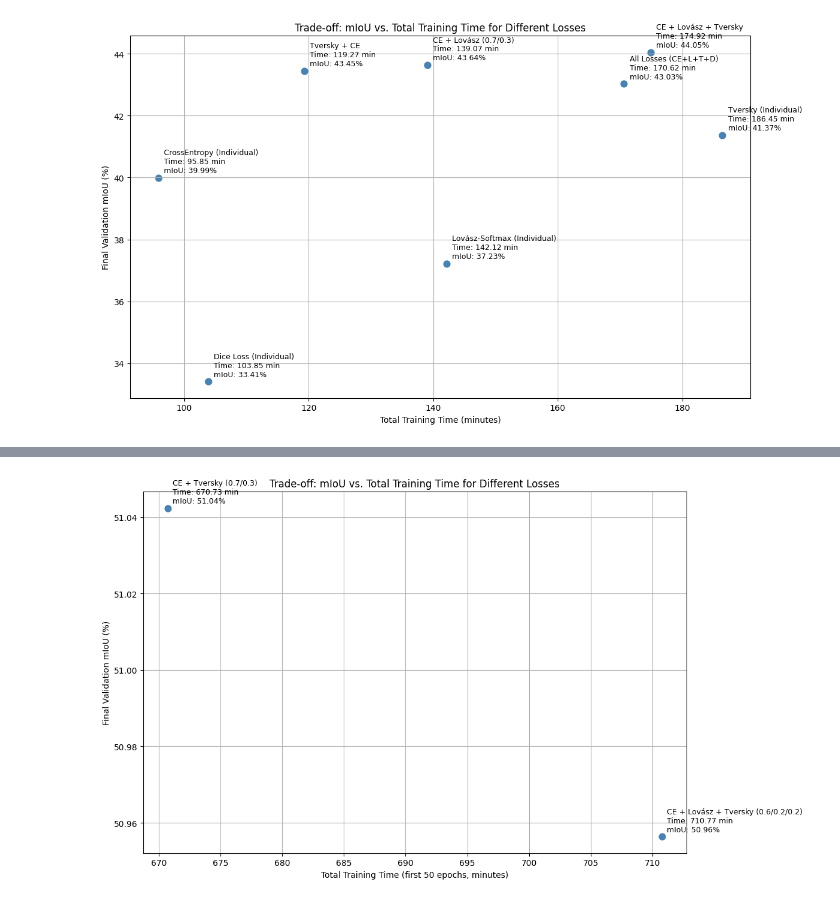
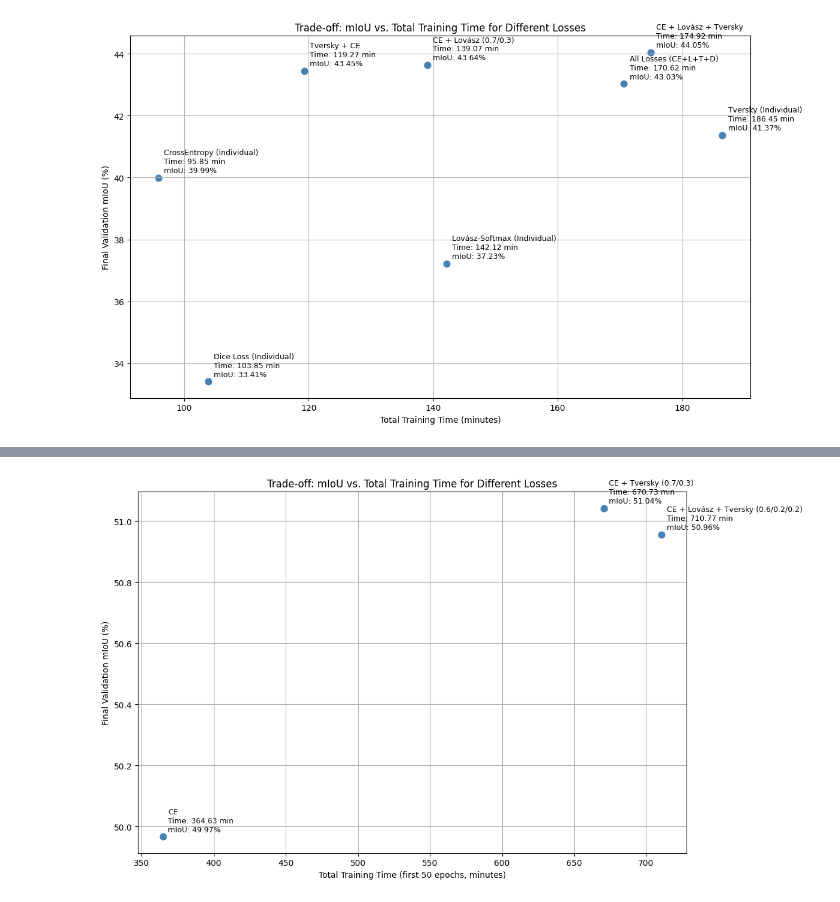
Before and after one commit to elisabettaroviera/MLDL-Project, a Jupyter notebook: read_me/EntropyVSmIou.ipynb, the cells around one changed output, grey strips where cells are left out. Drawn from its saved outputs; the diff is of its cells as text; code cells hidden in the pictures.

```diff
--- a/read_me/EntropyVSmIou.ipynb
+++ b/read_me/EntropyVSmIou.ipynb
@@ -449,6 +476,8 @@ import matplotlib.pyplot as plt
 # Load the datasets
 df_ce_tv_lv = pd.read_csv("BiSeNet_lr_0.00625_0.6ce_0.2ls_0.2tv.csv")  # CE + Tversky + Lovász
 df_ce_tv = pd.read_csv("BiSeNet_lr_0.00625_cr07_tv03_total_dataset.csv")  # CE + Tversky
+df_ce = pd.read_csv("BiSeNet_lr_0.00625_cr1_total_dataset.csv")  # CE
+
 
 # Results container
 results = []
@@ -480,31 +509,32 @@ def process_df(df, label):
 
 
 # Process datasets
 process_df(df_ce_tv_lv, 'CE + Lovász + Tversky (0.6/0.2/0.2)')
 process_df(df_ce_tv, 'CE + Tversky (0.7/0.3)')
+process_df(df_ce, 'CE')
 
 # Extract data for plotting
 runtimes = [r['runtime'] for r in results]
 mious = [r['miou'] for r in results]
 labels = [r['label'] for r in results]
 
 # Plotting
 plt.figure(figsize=(12, 7))
 plt.scatter(runtimes, mious, color='steelblue', s=60)
 
 offset_x = (max(runtimes) - min(runtimes)) * 0.01 if len(runtimes) > 1 else 0.5
 offset_y = (max(mious) - min(mious)) * 0.01 if len(mious) > 1 else 0.05
 
 for i, label in enumerate(labels):
     plt.text(runtimes[i] + offset_x, mious[i] + offset_y,
              f"{label}\nTime: {runtimes[i]:.2f} min\nmIoU: {mious[i]:.2f}%",
              fontsize=9, ha='left', va='bottom')
 
 plt.xlabel('Total Training Time (first 50 epochs, minutes)')
 plt.ylabel('Final Validation mIoU (%)')
 plt.title('Trade-off: mIoU vs. Total Training Time for Different Losses')
 plt.grid(True)
 plt.tight_layout()
 plt.show()
 # %% [output]
-[figure, old version]
+[figure, new version]
```
Also changed, not shown: parts of 2 cells of this notebook.
